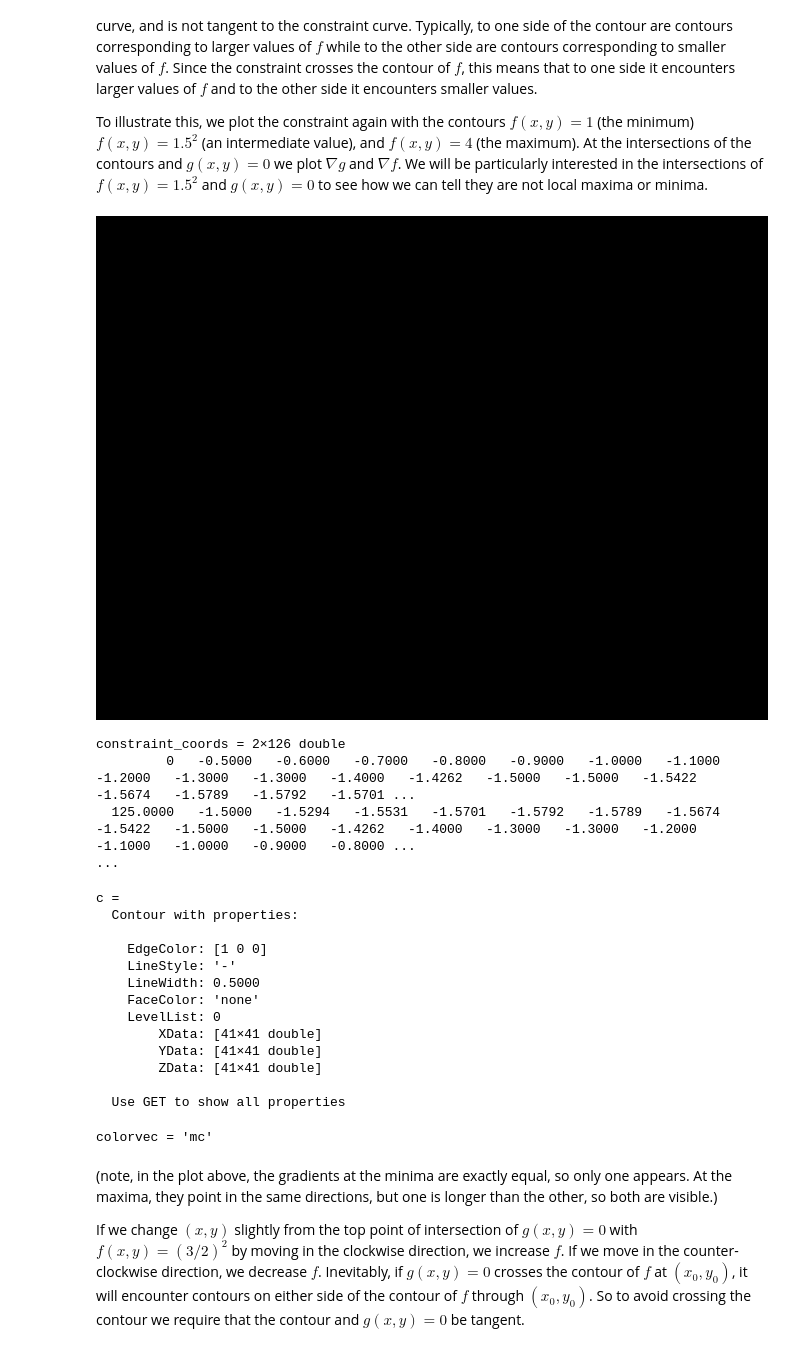
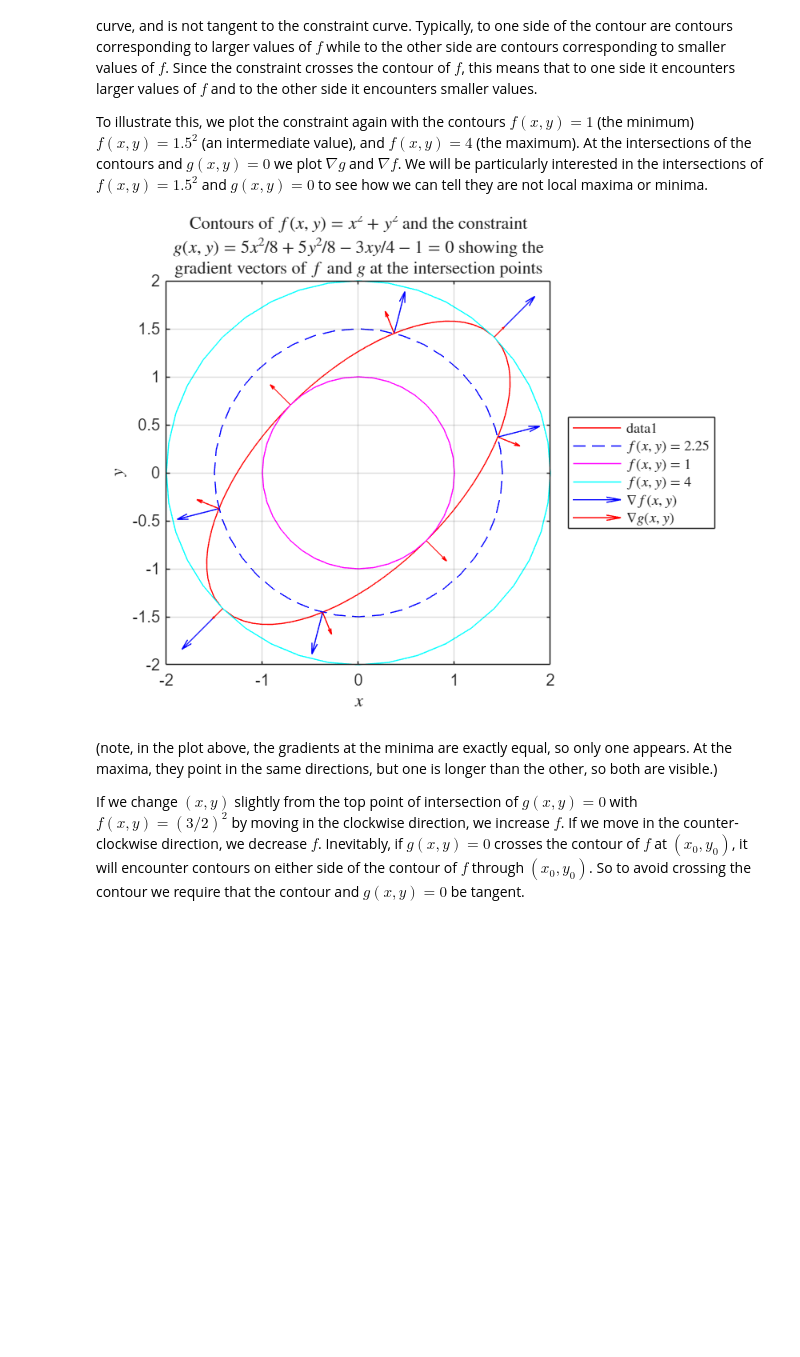
Before and after one commit to joelmiller/Laplace, a Jupyter notebook: docs/_sources/Differential_Calculus/Lagrange.ipynb, the cells around one changed output. Drawn from its saved outputs; the diff is of its cells as text; code cells hidden in the pictures; blank space fills up the shorter version.

```diff
--- a/docs/_sources/Differential_Calculus/Lagrange.ipynb
+++ b/docs/_sources/Differential_Calculus/Lagrange.ipynb
@@ -124,7 +124,8 @@ This is not coincidence.  It is most easily seen by looking at a contour of $f$
 
 To illustrate this, we plot the constraint again with the contours $f(x,y)=1$ (the minimum) $f(x,y)=1.5^2$ (an intermediate value), and $f(x,y)=4$ (the maximum).  At the intersections of the contours and $g(x,y)=0$ we plot $\nabla g$ and $\nabla f$.  We will be particularly interested in the intersections of $f(x,y)=1.5^2$ and $g(x,y)=0$ to see how we can tell they are not local maxima or minima.
 # %%
-
+clf()
+close all;
 theta = [0:pi/20:2*pi];
 
 x = [-2:0.1:2];
@@ -135,7 +136,7 @@ G = 5*X.^2/8 + 5*Y.^2/8 -3*X.*Y/4 - 1;
 
 %the following command plots the points given by the constraint g(x,y)=0
 %and it creates a list of the x and y coordinates.
-[constraint_coords,c] = contour(X,Y,G, [0,0], 'r')%, 'DisplayName', '$g(x,y)=0$');
+[constraint_coords,c] = contour(X,Y,G, [0,0], 'r', 'DisplayName', 'Constraint $g(x,y)=0$');
 constraint_x = constraint_coords(1,2:end); %x coordinates of the constraint points
 constraint_y = constraint_coords(2,2:end); %y coordinates of the constraint points
 daspect([1,1,1])
@@ -150,7 +151,7 @@ for radius = [1.5]; %radius of the contour
 end
 
 
-colorvec = ['m', 'c']
+colorvec = ['m', 'c'];
 for radius = [1,2]
     figure(1)
     plot(radius*cos(theta), radius*sin(theta), 'Color', colorvec(radius), 'DisplayName', ['$f(x,y)=' num2str(radius^2) '$'])
@@ -164,56 +165,38 @@ title({'Contours of $f(x,y)=x^2+y^2$ and the constraint',  ' $g(x,y)=5x^2/8+5y^2
 %the constraint can be written xi=2cos(phi), eta = sin(phi)
 %with x = cos(alpha) xi - sin(alpha) eta
 %and y = sin(alpha) xi + cos(alpha) eta
 %where alpha is the angle of the ellipse, in this case pi/4
 %after algebra, we learn cos^2(phi) = 5/12.
 %taking phi = acos(sqrt(5/12)),
 alpha = pi/4;
 phi = acos(sqrt(5/12));
 xi = 2*cos(phi);
 eta = sin(phi);
 intersection_x = cos(alpha)*xi - sin(alpha)*eta;
 intersection_y = sin(alpha)*xi + cos(alpha)*eta;
 
 gradf = [2*intersection_x, 2*intersection_y]; %gradient of f at the intersection point
 gradg = [5*intersection_x/4 - 3*intersection_y/4, 5*intersection_y/4 - 3*intersection_x/4]; %gradient of g at the intersection point
-quiver(intersection_x, intersection_y, gradf(1), gradf(2), 0.15, 'Color', 'b', 'DisplayName', '$\nabla f(x,y)$')
-quiver(intersection_x, intersection_y, gradg(1), gradg(2), 0.15, 'Color', 'r', 'DisplayName', '$\nabla g(x,y)$')
+quiver(intersection_x, intersection_y, gradf(1), gradf(2), 0.15, 'Color', 'b', 'DisplayName', '$\nabla f(x,y)$', 'MaxHeadSize', 0.8)
+quiver(intersection_x, intersection_y, gradg(1), gradg(2), 0.15, 'Color', 'r', 'DisplayName', '$\nabla g(x,y)$','MaxHeadSize', 0.8)
 
 %now we add the arrows at the other intersection points, but without labels.
 for phi = [-acos(sqrt(5/12)), acos(-sqrt(5/12)), -acos(-sqrt(5/12)), 0, pi/2, pi, 3*pi/2]
     xi = 2*cos(phi);
     eta = sin(phi);
     intersection_x = cos(alpha)*xi - sin(alpha)*eta;
     intersection_y = sin(alpha)*xi + cos(alpha)*eta;
 
     gradf = [2*intersection_x, 2*intersection_y]; %gradient of f at the intersection point
     gradg = [5*intersection_x/4 - 3*intersection_y/4, 5*intersection_y/4 - 3*intersection_x/4]; %gradient of g at the intersection point
-    quiver(intersection_x, intersection_y, gradf(1), gradf(2), 0.15, 'Color', 'b', 'HandleVisibility','off')
-    quiver(intersection_x, intersection_y, gradg(1), gradg(2), 0.15, 'Color', 'r', 'HandleVisibility','off')
+    quiver(intersection_x, intersection_y, gradf(1), gradf(2), 0.15, 'Color', 'b', 'HandleVisibility','off','MaxHeadSize', 0.8)
+    quiver(intersection_x, intersection_y, gradg(1), gradg(2), 0.15, 'Color', 'r', 'HandleVisibility','off', 'MaxHeadSize', 0.8)
 end
 
 
 legend("location", 'east outside', 'Interpreter', 'latex')
 # %% [output]
-[figure, old version]
+[figure, new version]
-constraint_coords = 2×126 double
-         0   -0.5000   -0.6000   -0.7000   -0.8000   -0.9000   -1.0000   -1.1000   -1.2000   -1.3000   -1.3000   -1.4000   -1.4262   -1.5000   -1.5000   -1.5422   -1.5674   -1.5789   -1.5792   -1.5701 ...
-  125.0000   -1.5000   -1.5294   -1.5531   -1.5701   -1.5792   -1.5789   -1.5674   -1.5422   -1.5000   -1.5000   -1.4262   -1.4000   -1.3000   -1.3000   -1.2000   -1.1000   -1.0000   -0.9000   -0.8000 ...
-...
-c =
-  Contour with properties:
-
-    EdgeColor: [1 0 0]
-    LineStyle: '-'
-    LineWidth: 0.5000
-    FaceColor: 'none'
-    LevelList: 0
-        XData: [41×41 double]
-        YData: [41×41 double]
-        ZData: [41×41 double]
-
-  Use GET to show all properties
-colorvec = 'mc'
 # %% [markdown]
 
 (note, in the plot above, the gradients at the minima are exactly equal, so only one appears.  At the maxima, they point in the same directions, but one is longer than the other, so both are visible.)
```
Also changed, not shown: parts of 3 cells of this notebook, 6 other files.
